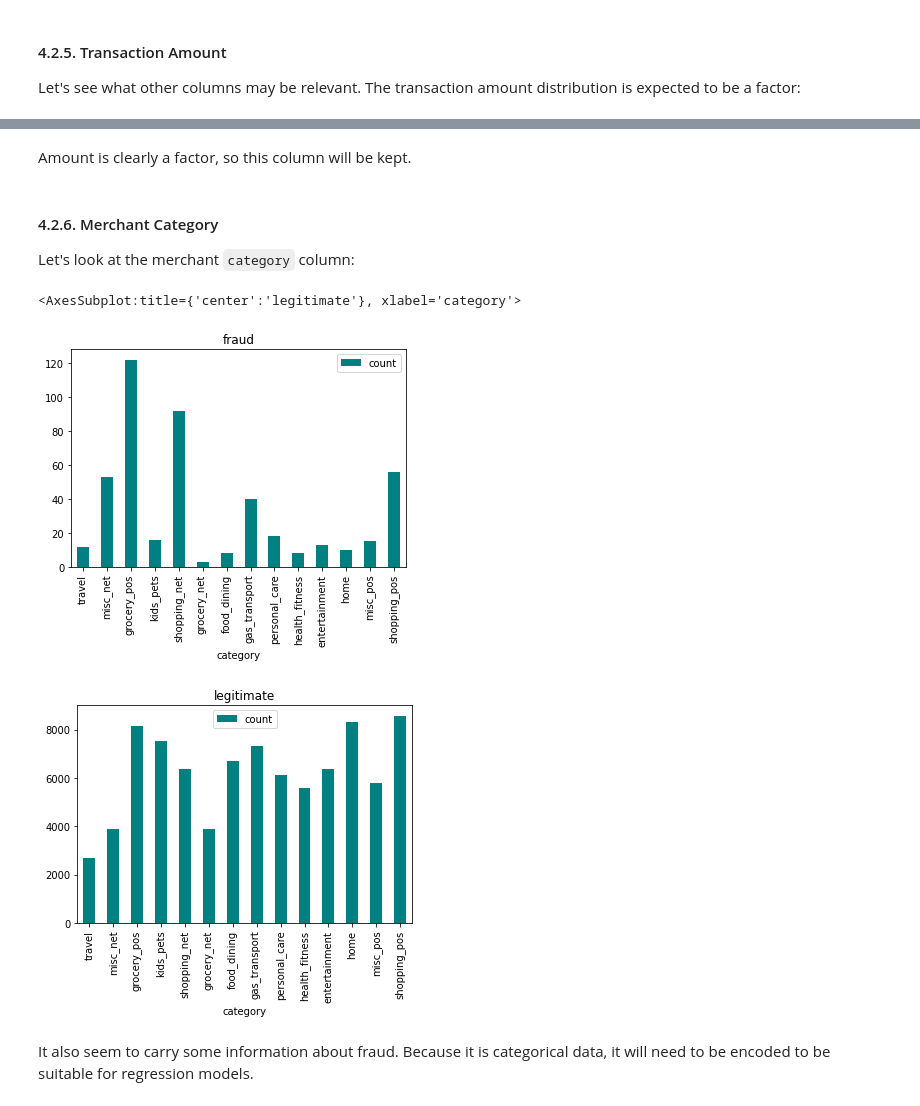
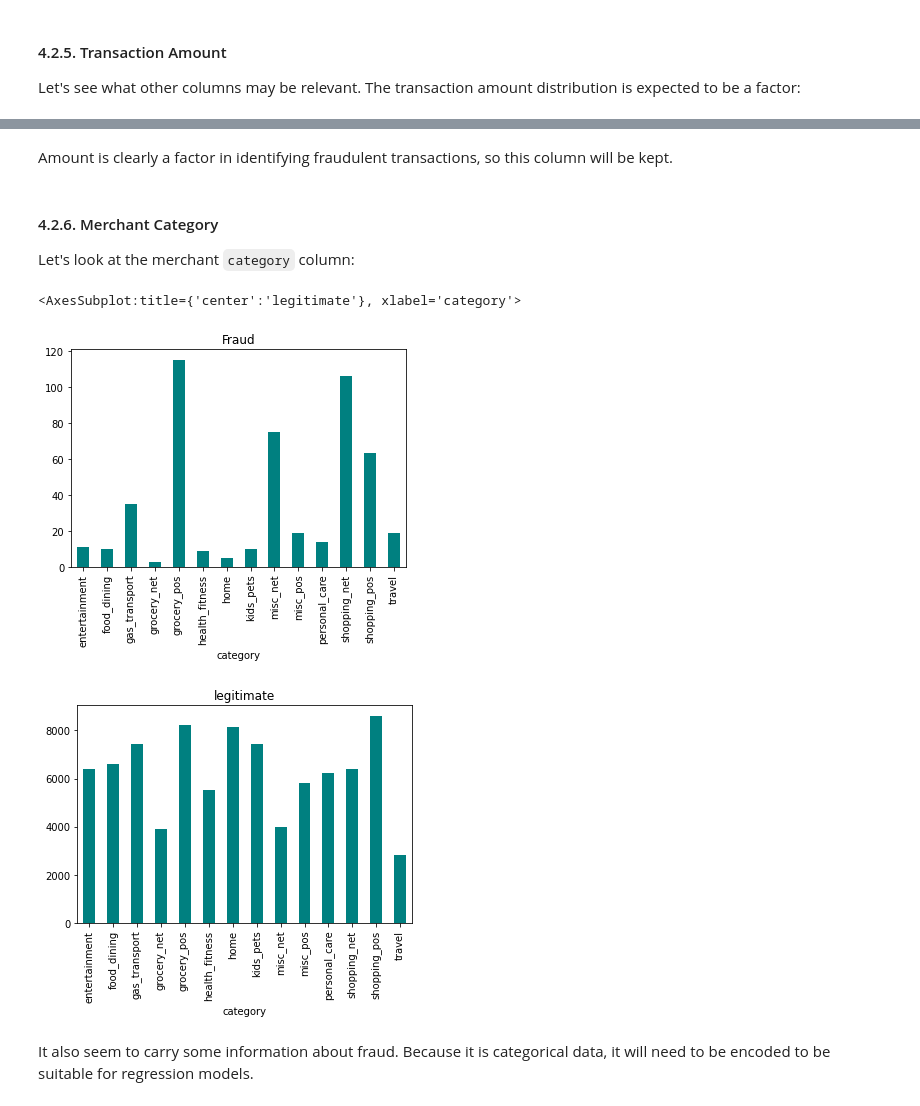
Before and after one commit to oracle-samples/oci-data-science-ai-samples, a Jupyter notebook: labs/dataflow_in_ds_fraud_detection/Credit Card Fraud detection example.ipynb, the cells around one changed output, grey strips where cells are left out. Saved outputs shown, nothing was run; the diff lists cells and outputs as text; code cells hidden in the pictures.

```diff
--- a/labs/dataflow_in_ds_fraud_detection/Credit Card Fraud detection example.ipynb
+++ b/labs/dataflow_in_ds_fraud_detection/Credit Card Fraud detection example.ipynb
@@ -648,5 +638,5 @@ df_sample.filter(col('is_fraud') == 0)\
 # %% [markdown]
-Amount is clearly a factor, so this column will be kept.
+Amount is clearly a factor in identifying fraudulent transactions, so this column will be kept.
 # %% [markdown]
 <a id="category"></a>
 #### 4.2.6. Merchant Category
@@ -655,19 +645,21 @@ Let's look at the merchant `category` column:
 # %%
 df_sample.filter(col('is_fraud') == 1)\
     .select('category')\
     .groupBy('category')\
     .count()\
-    .toPandas().plot.bar(y='count', x='category', title='fraud')
+    .orderBy('category')\
+    .toPandas().plot.bar(y='count', x='category', title='Fraud', legend=None)
 
 df_sample.filter(col('is_fraud') == 0)\
     .select('category')\
     .groupBy('category')\
     .count()\
-    .toPandas().plot.bar(y='count', x='category', title='legitimate')
+    .orderBy('category')\
+    .toPandas().plot.bar(y='count', x='category', title='legitimate', legend=None)
 # %% [output]
 <AxesSubplot:title={'center':'legitimate'}, xlabel='category'>
-[figure, old version]
+[figure, new version]
-[figure, old version]
+[figure, new version]
 # %% [markdown]
 It also seem to carry some information about fraud. Because it is categorical data, it will need to be encoded to be suitable for regression models.
 # %% [markdown]
```
Also changed, not shown: parts of 70 cells of this notebook.
